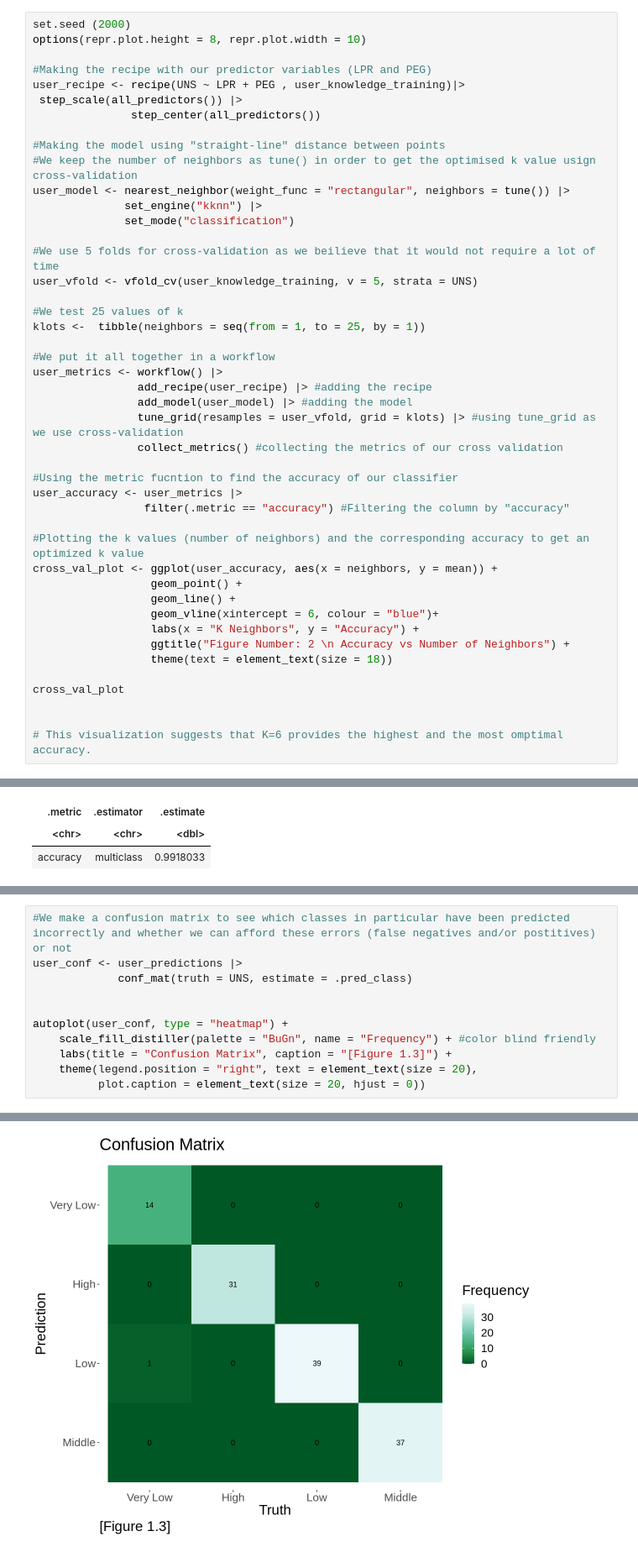
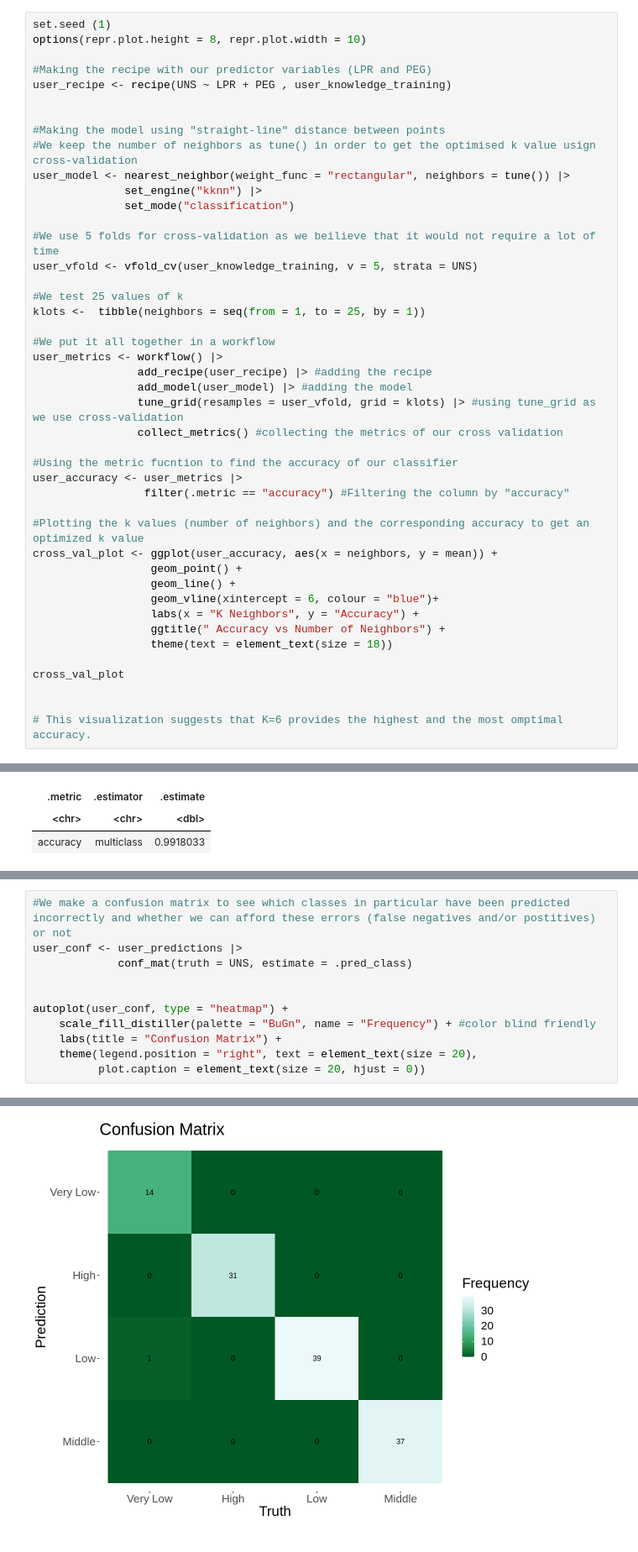
Before and after one commit to DarkEli/dscigroup91project, a Jupyter notebook: GROUP REPORT.ipynb, the cells around one changed output, grey strips where cells are left out. Shown: that part at 84% size. Saved outputs shown, nothing was run; the diff lists cells and outputs as text.

```diff
--- a/GROUP REPORT.ipynb
+++ b/GROUP REPORT.ipynb
@@ -269,11 +349,10 @@ A tibble: 1 × 6
 # %%
-set.seed (2000)
+set.seed (1)
 options(repr.plot.height = 8, repr.plot.width = 10)
 
 #Making the recipe with our predictor variables (LPR and PEG)
-user_recipe <- recipe(UNS ~ LPR + PEG , user_knowledge_training)|>
- step_scale(all_predictors()) |>
-               step_center(all_predictors())
+user_recipe <- recipe(UNS ~ LPR + PEG , user_knowledge_training)
+
 
 #Making the model using "straight-line" distance between points
 #We keep the number of neighbors as tune() in order to get the optimised k value usign cross-validation
@@ -304,7 +383,7 @@ cross_val_plot <- ggplot(user_accuracy, aes(x = neighbors, y = mean)) +
                   geom_line() +
                   geom_vline(xintercept = 6, colour = "blue")+
                   labs(x = "K Neighbors", y = "Accuracy") +
-                  ggtitle("Figure Number: 2 \n Accuracy vs Number of Neighbors") +
+                  ggtitle(" Accuracy vs Number of Neighbors") +
                   theme(text = element_text(size = 18))
 
 cross_val_plot
@@ -384,16 +459,16 @@ A tibble: 1 × 3
 # %%
 #We make a confusion matrix to see which classes in particular have been predicted incorrectly and whether we can afford these errors (false negatives and/or postitives) or not
 user_conf <- user_predictions |>
              conf_mat(truth = UNS, estimate = .pred_class)
 
 
 autoplot(user_conf, type = "heatmap") +
     scale_fill_distiller(palette = "BuGn", name = "Frequency") + #color blind friendly
-    labs(title = "Confusion Matrix", caption = "[Figure 1.3]") +
+    labs(title = "Confusion Matrix") +
     theme(legend.position = "right", text = element_text(size = 20),
           plot.caption = element_text(size = 20, hjust = 0))
 # %% [output]
 Scale for 'fill' is already present. Adding another scale for 'fill', which
 will replace the existing scale.
-[figure, old version]
+[figure, new version]
 # %% [markdown]
```
Also changed, not shown: parts of 36 cells of this notebook.
